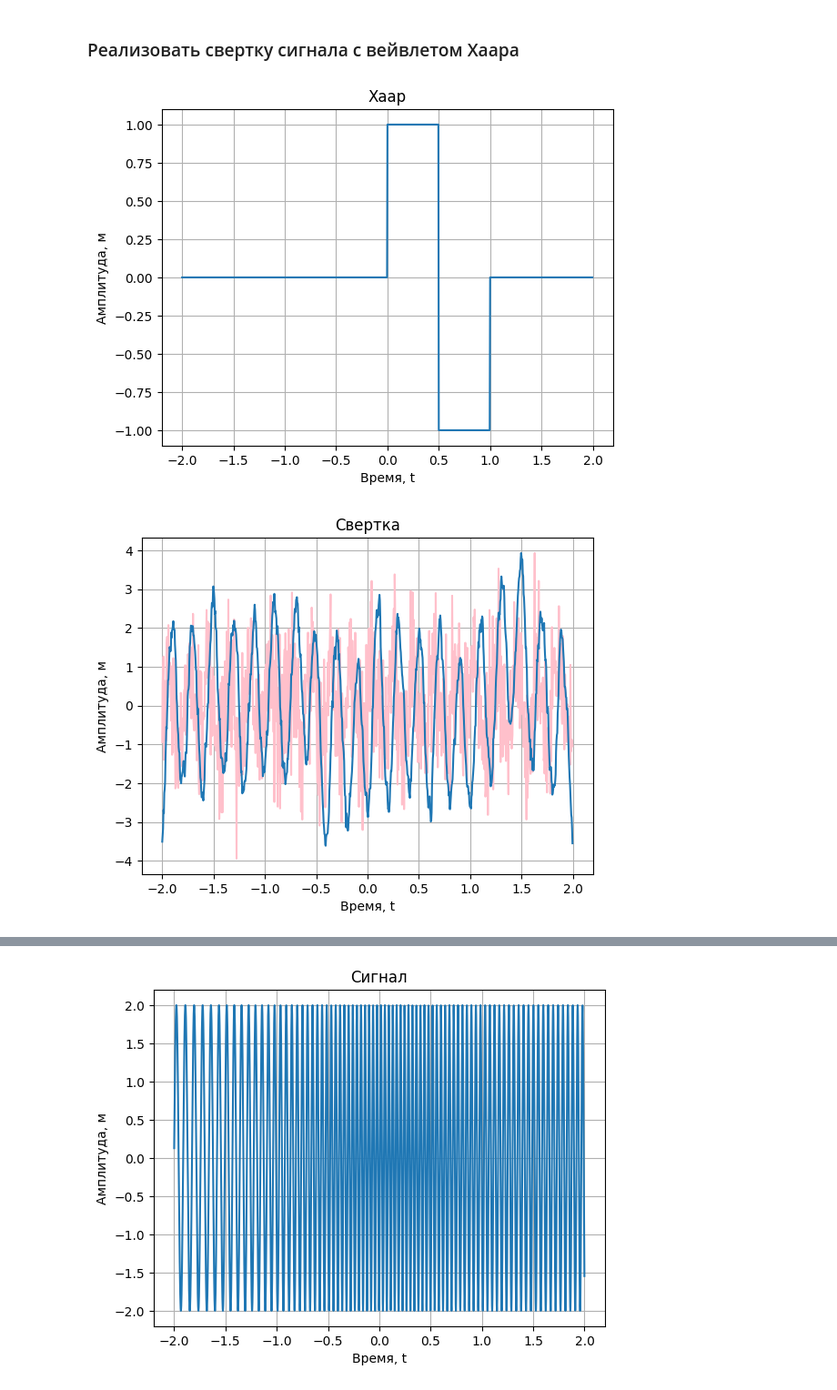
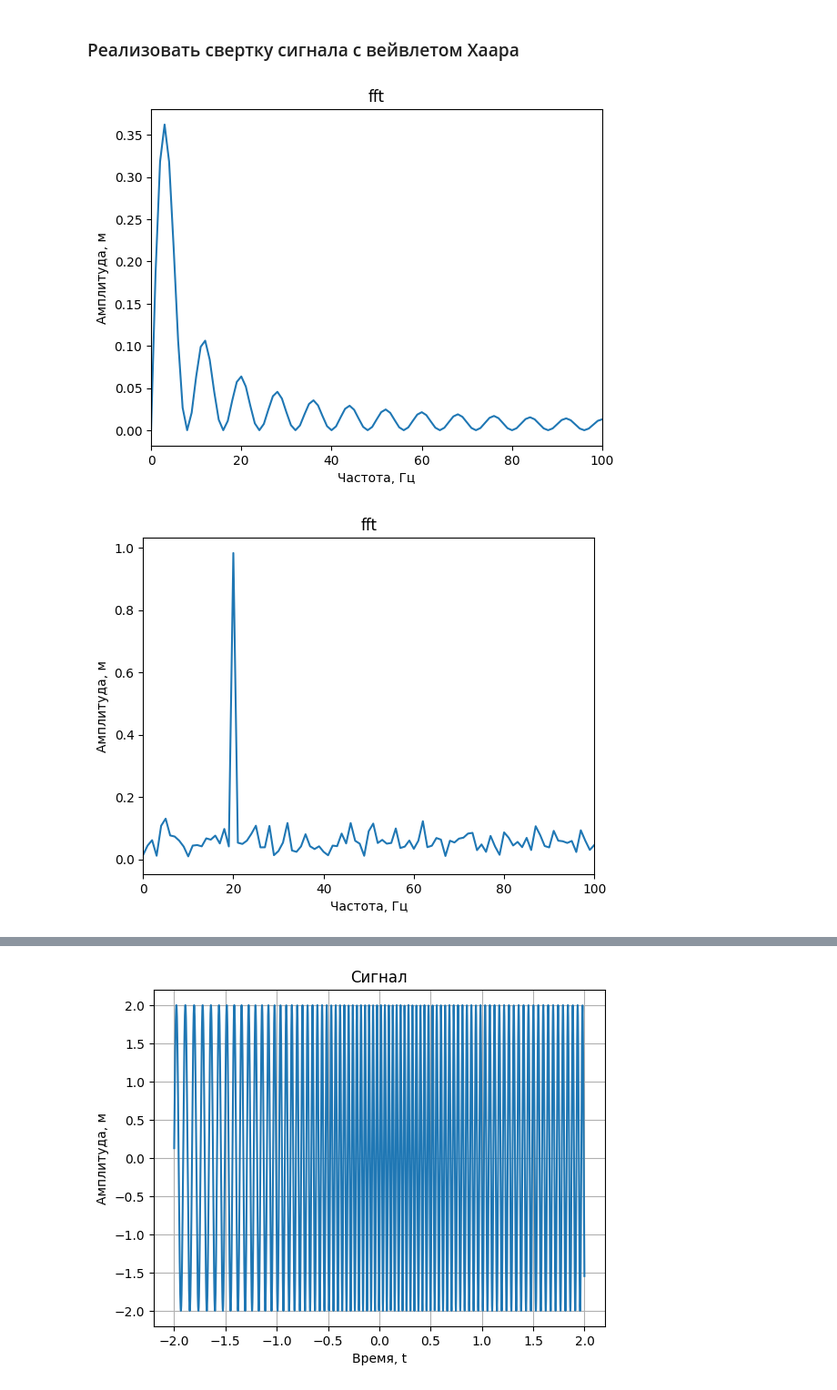
Before and after one commit to PiroJOJO/Digital-signal-processing, a Jupyter notebook: Lab_6/main.ipynb, the cells around one changed output, grey strips where cells are left out. Shown at 91% size. Drawn from its saved outputs; the diff is of its cells as text; code cells hidden in the pictures.

```diff
--- a/Lab_6/main.ipynb
+++ b/Lab_6/main.ipynb
@@ -271,11 +337,14 @@ signal.print_signal(conv_mexh,y2 = noise, title = 'Свертка')
 ### Реализовать свертку сигнала с вейвлетом Хаара
 # %%
 haar = signal.Haar()
-signal.print_signal(haar, title='Хаар')
+xf, yf = signal.signal_spectrum(haar, print=True)
+signal.signal_spectrum(noise, print=True)
+
 
 conv_haar = np.fft.ifft(np.fft.fft(haar)*np.fft.fft(noise))
 conv_haar *= max(noise)/max(conv_haar)
 signal.print_signal(conv_haar, y2 = noise, title = 'Свертка')
+signal.signal_spectrum(conv_haar, print=True)
 # %% [output]
-[figure, old version]
+[figure, new version]
-[figure, old version]
+[figure, new version]
```
Also changed, not shown: parts of 8 cells of this notebook.
